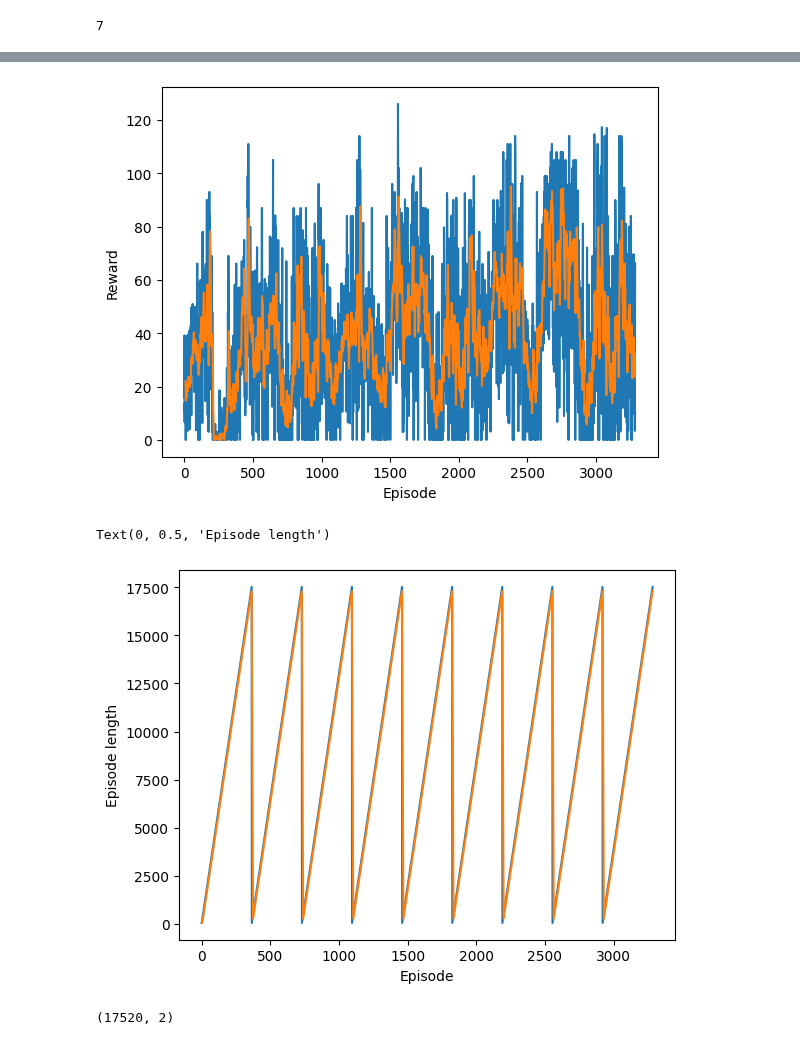
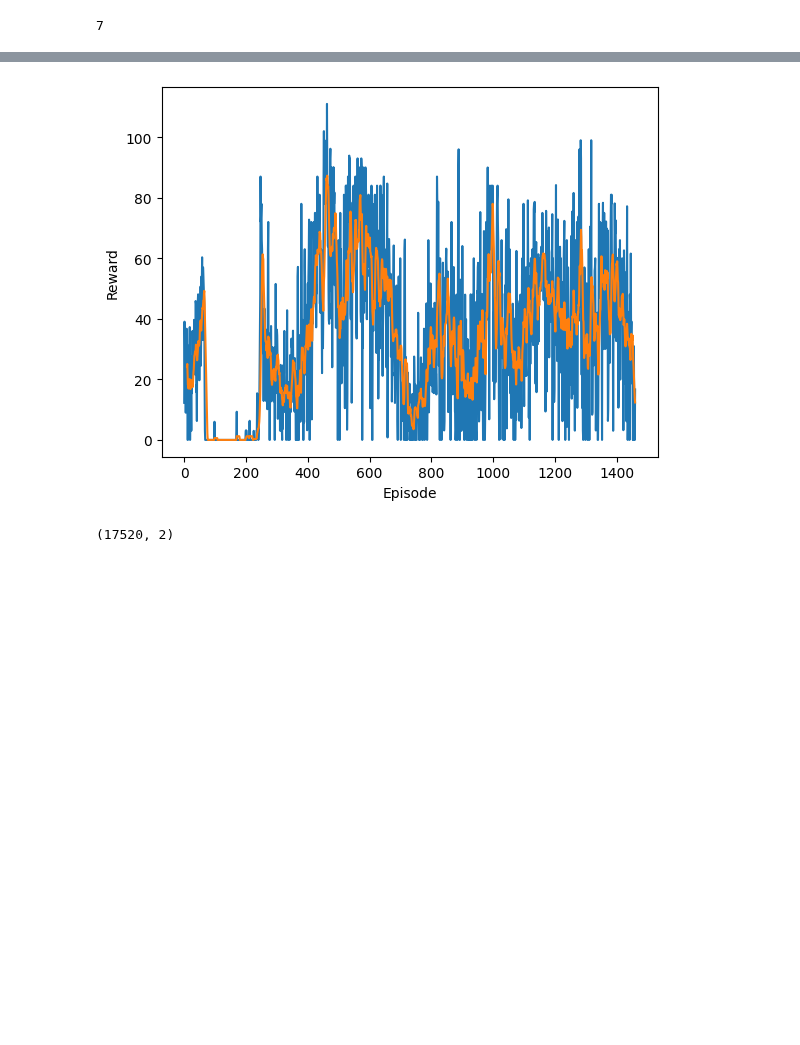
Before and after one commit to JunwookHeo/etc_project, a Jupyter notebook: proc_auggrid/a2c_battery.ipynb, the cells around one changed output, grey strips where cells are left out. Cells and saved outputs as stored; diff of their text form; code cells hidden in the pictures; blank space fills up the shorter version.

```diff
--- a/proc_auggrid/a2c_battery.ipynb
+++ b/proc_auggrid/a2c_battery.ipynb
@@ -38,7 +38,7 @@ df.head()
 # %%
 customers = sorted(df.columns.levels[0])
 data_train = []
-samples = list(range(201, 204)) #[201, 202, 203]
+samples = list(range(201, 205)) #[201, 202, 203]
 
 for s in samples:
     train = df[s][['GG', 'GC']]
@@ -190,7 +189,7 @@ average_lengths = []
 all_rewards = []
 entropy_term = 0
 
-num_episodes = len(data_train)*3
+num_episodes = len(data_train)
 
 for i_episode in range(num_episodes):
 
@@ -208,7 +207,7 @@ for i_episode in range(num_episodes):
         action = np.random.choice(n_actions, p=np.squeeze(dist))
 
         log_prob = torch.log(policy_dist.squeeze(0)[action])
-        entropy = -np.sum(np.mean(dist) * np.log(dist))
+        entropy = -np.sum(dist * np.log(dist + 1e-10))
         new_state, reward, done = env.step(action)
 
         rewards.append(reward)
@@ -239,7 +238,7 @@ for i_episode in range(num_episodes):
             advantage = Qvals - values
             actor_loss = (-log_probs * advantage).mean()
             critic_loss = 0.5 * advantage.pow(2).mean()
-            ac_loss = actor_loss + critic_loss + 0.001 * entropy_term
+            ac_loss = actor_loss + critic_loss - 0.001 * entropy_term
 
             optimizer.zero_grad()
             ac_loss.backward()
@@ -269,22 +268,20 @@ episode: 8, reward: 66.2740354060109, total length: 17519, average length: 17303
 # %%
 # Plot results
 smoothed_rewards = pd.Series.rolling(pd.Series(all_rewards), 10).mean()
 smoothed_rewards = [elem for elem in smoothed_rewards]
 plt.plot(all_rewards)
 plt.plot(smoothed_rewards)
 plt.plot()
 plt.xlabel('Episode')
 plt.ylabel('Reward')
 plt.show()
 
-plt.plot(all_lengths)
-plt.plot(average_lengths)
-plt.xlabel('Episode')
-plt.ylabel('Episode length')
+# plt.plot(all_lengths)
+# plt.plot(average_lengths)
+# plt.xlabel('Episode')
+# plt.ylabel('Episode length')
 # %% [output]
-[figure, old version]
+[figure, new version]
-Text(0, 0.5, 'Episode length')
-[figure, removed]
 # %%
 customers = sorted(df.columns.levels[0])
 data_test = df[1][['GG', 'GC']]
```
Also changed, not shown: parts of 6 cells of this notebook, 2 other files.
